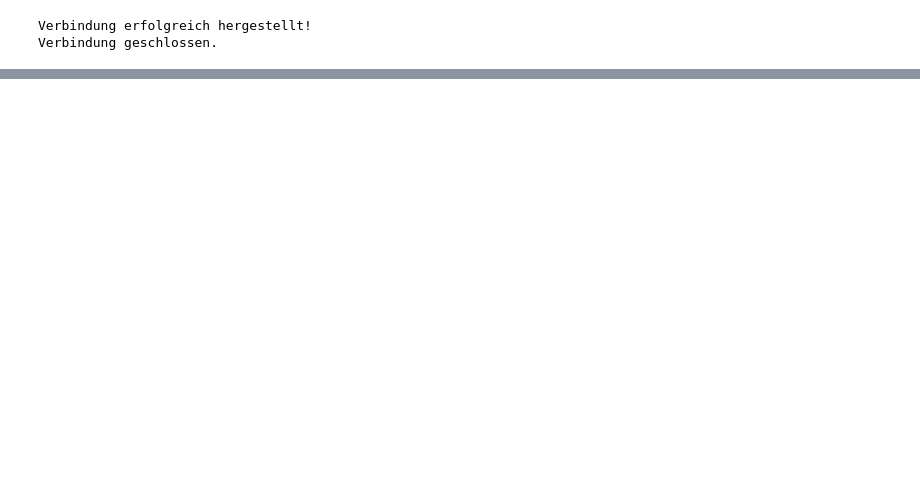
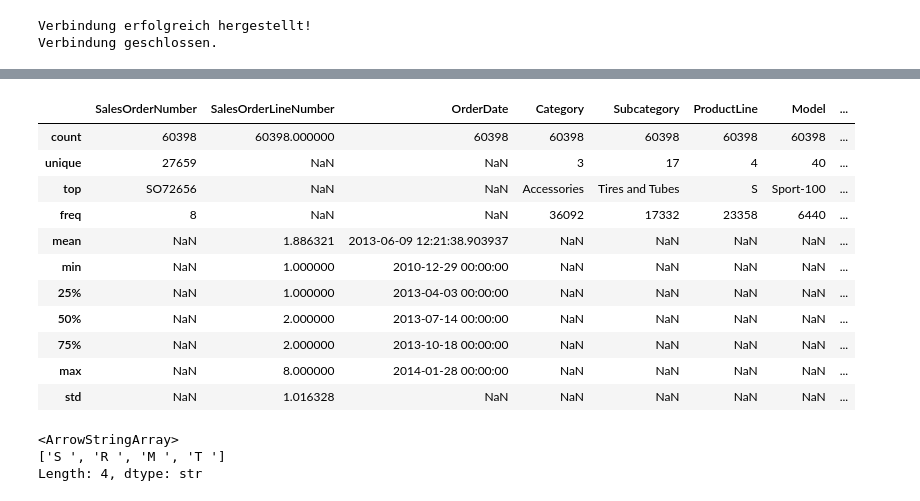
Before and after one commit to RafaelRiesle/cpm_projekt_14_vorhersage_numerischer_Werte, a Jupyter notebook: notebooks/analysis.ipynb, the cells around one changed output, grey strips where cells are left out. Saved outputs shown, nothing was run; the diff lists cells and outputs as text; code cells hidden in the pictures; blank space fills up the shorter version.

```diff
--- a/notebooks/analysis.ipynb
+++ b/notebooks/analysis.ipynb
@@ -21,0 +30,21 @@ pd.read_parquet(QUERY_DATA_FILE).head()
+# %%
+df.describe(include="all")
+# %% [output]
+|  | SalesOrderNumber | SalesOrderLineNumber | OrderDate | Category | Subcategory | ProductLine | Model | ... |
+| count | 60398 | 60398.000000 | 60398 | 60398 | 60398 | 60398 | 60398 | ... |
+| unique | 27659 | NaN | NaN | 3 | 17 | 4 | 40 | ... |
+| top | SO72656 | NaN | NaN | Accessories | Tires and Tubes | S | Sport-100 | ... |
+| freq | 8 | NaN | NaN | 36092 | 17332 | 23358 | 6440 | ... |
+| mean | NaN | 1.886321 | 2013-06-09 12:21:38.903937 | NaN | NaN | NaN | NaN | ... |
+| min | NaN | 1.000000 | 2010-12-29 00:00:00 | NaN | NaN | NaN | NaN | ... |
+| 25% | NaN | 1.000000 | 2013-04-03 00:00:00 | NaN | NaN | NaN | NaN | ... |
+| 50% | NaN | 2.000000 | 2013-07-14 00:00:00 | NaN | NaN | NaN | NaN | ... |
+| 75% | NaN | 2.000000 | 2013-10-18 00:00:00 | NaN | NaN | NaN | NaN | ... |
+| max | NaN | 8.000000 | 2014-01-28 00:00:00 | NaN | NaN | NaN | NaN | ... |
+| std | NaN | 1.016328 | NaN | NaN | NaN | NaN | NaN | ... |
+# %%
+df["ProductLine"].unique()
+# %% [output]
+<ArrowStringArray>
+['S ', 'R ', 'M ', 'T ']
+Length: 4, dtype: str
```
Also changed, not shown: parts of 8 cells of this notebook, 5 other files.
